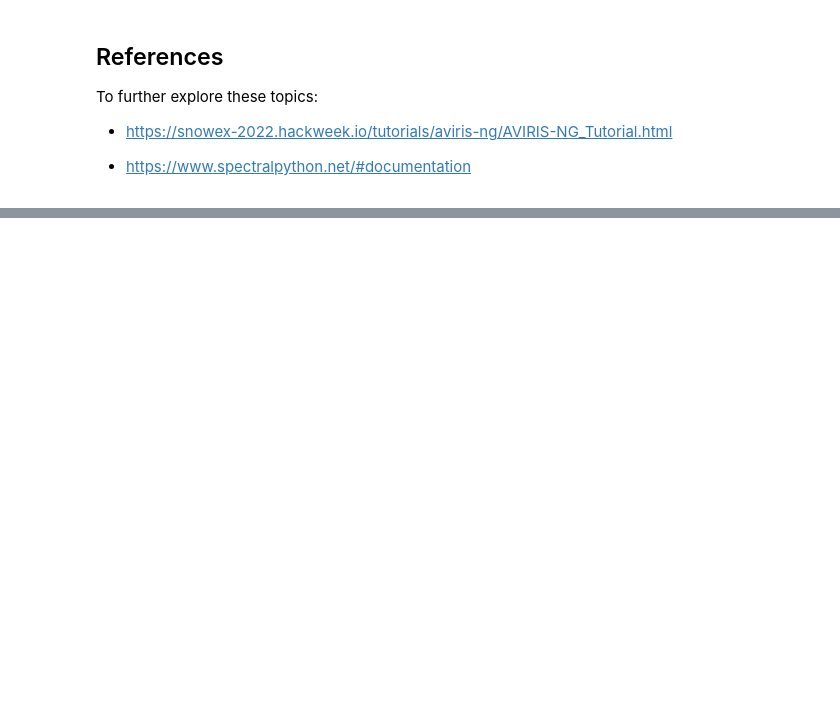
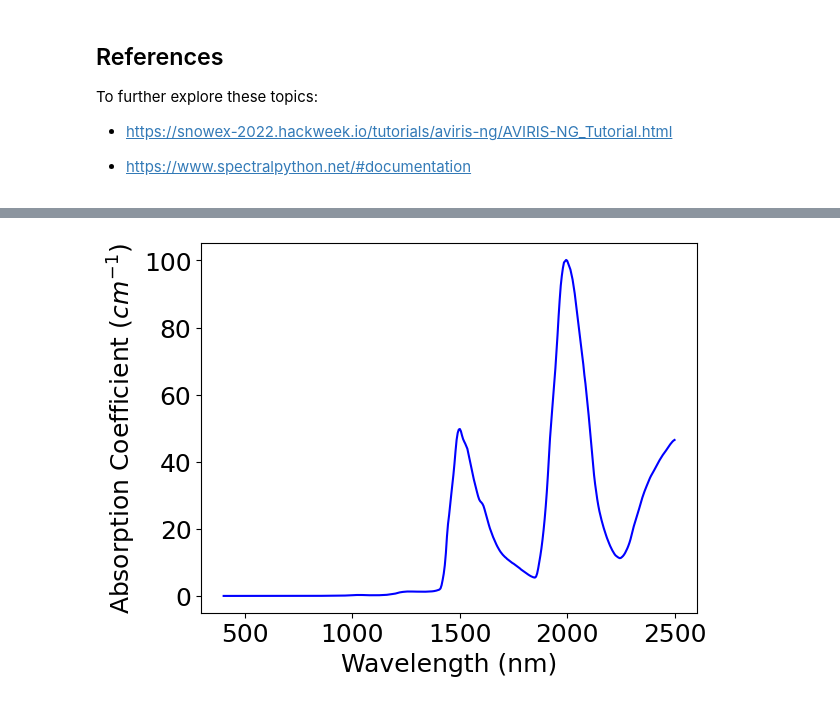
Before and after one commit to CryoInTheCloud/NASA-UW-Hackweek-2024-FMI-Project, a Jupyter notebook: SnowEX Tutorials/aviris-ng-data.ipynb, the cells around one changed output, grey strips where cells are left out. Drawn from its saved outputs; the diff is of its cells as text; code cells hidden in the pictures; blank space fills up the shorter version.

```diff
--- a/SnowEX Tutorials/aviris-ng-data.ipynb
+++ b/SnowEX Tutorials/aviris-ng-data.ipynb
@@ -160,0 +189,13 @@ To further explore these topics:
+# %%
+ref_spectra_fname = 'data/h2o_indices.csv'
+urllib.request.urlretrieve(
+    'https://raw.githubusercontent.com/snowex-hackweek/tutorial-data/main/SnowEx-2022/AVIRIS-NG/h2o_indices.csv',
+    ref_spectra_fname
+);
+# %%
+# Read the file into a numpy array
+ref_spectra = np.loadtxt(ref_spectra_fname, delimiter=",", skiprows=1)  # Skip the header row
+
+# Let's take a look at the dimensions of our new array and print out the first few and last few lines.
+print(ref_spectra.shape)
+ref_spectra
@@ -160,0 +217,17 @@ To further explore these topics:
+# %%
+import math
+# Extract columns from array
+wvl_nm_fullres = ref_spectra[:, 0] # extract the wavelength column
+wvl_cm_fullres = wvl_nm_fullres / 1e9 * 1e2  # convert wavelength from nm to cm
+ice_k = ref_spectra[:, 4] # get k for ice
+
+# Calculate absorption coefficients in cm^-1
+ice_abs_fullres = ice_k * math.pi * 4.0 / wvl_cm_fullres
+
+# Plot absorption coefficients
+plt.plot(wvl_nm_fullres, ice_abs_fullres, color='blue')
+plt.xlabel('Wavelength (nm)')
+plt.ylabel('Absorption Coefficient ($cm^{-1}$)')
+plt.show()
+# %% [output]
+[figure, added]
```
Also changed, not shown: parts of 10 cells of this notebook, 19 other files.
